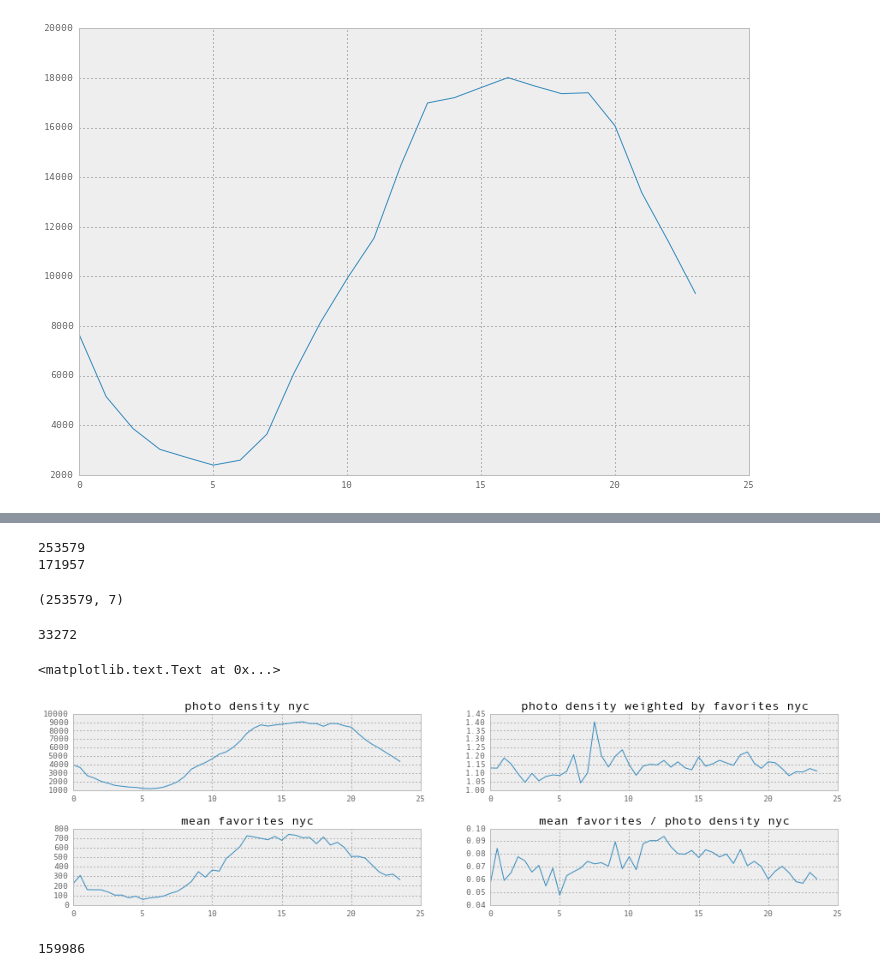
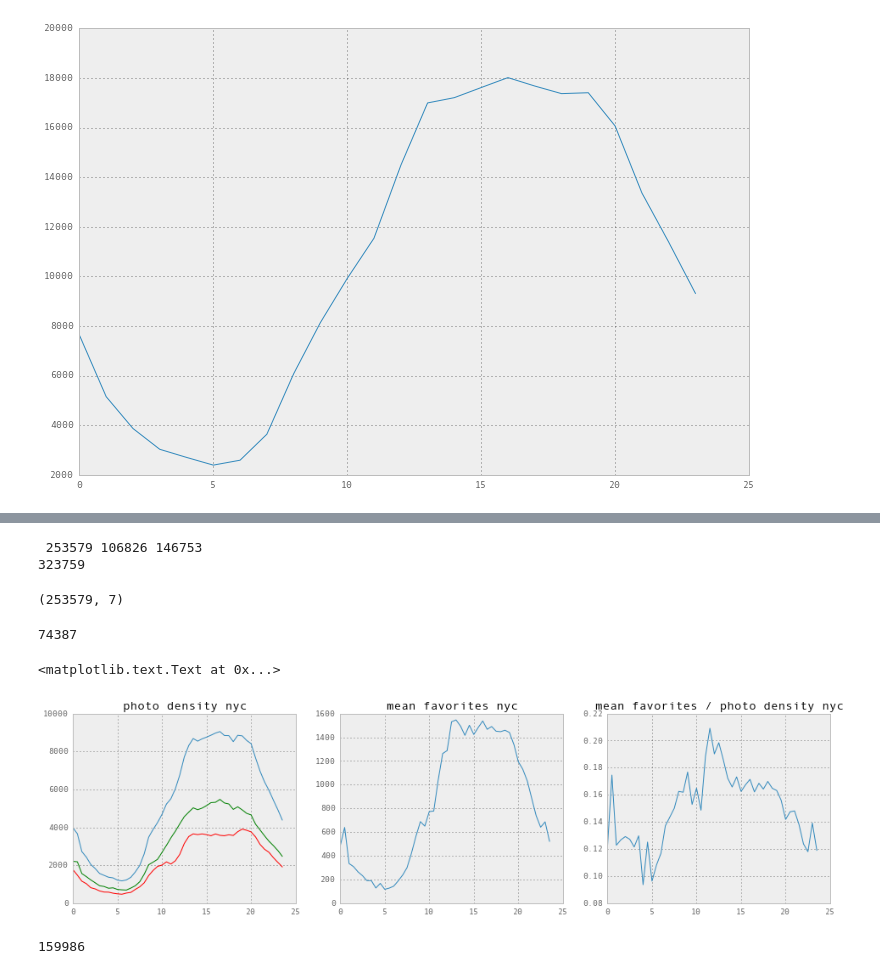
Before and after one commit to helenaxwang/AveNeue, a Jupyter notebook: analyze_flickr.py.ipynb, the cells around one changed output, grey strips where cells are left out. Saved outputs shown, nothing was run; the diff lists cells and outputs as text; code cells hidden in the pictures.

```diff
--- a/analyze_flickr.py.ipynb
+++ b/analyze_flickr.py.ipynb
@@ -179,10 +179,20 @@ photos2.index = pd.to_datetime(photos2['date_taken'])
 # round to the nearest hour or whatever other interval
 # http://stackoverflow.com/questions/24479577/pandas-timestamp-index-rounding-to-the-nearest-5th-minute
 nsround = 30*60*1000000000   # 60 minutes in nanoseconds
+
 photos2.index = pd.DatetimeIndex(((photos2.index.astype(np.int64) // nsround + 1 ) * nsround))
 # do the same thing for the date_taken column
 photos2['date_taken'] = pd.DatetimeIndex(((pd.to_datetime(photos2.date_taken).astype(np.int64) // nsround + 1 ) * nsround))
+
+# divide up into nyc and non nyc users
+photos_nyc = photos2.ix[isnyc]
+photos_nonyc = photos2.ix[isnyc==False]
+print 'photos_nyc', photos_nyc.shape
+
 photos2 = photos2.drop_duplicates(['user_id','date_taken'])
-print photos2.shape[0]
+photos_nyc = photos_nyc.drop_duplicates(['user_id','date_taken'])
+photos_nonyc = photos_nonyc.drop_duplicates(['user_id','date_taken'])
+
+print photos2.shape[0], photos_nyc.shape[0], photos_nonyc.shape[0]
 photos2.head()
 # %% [output]
@@ -281,11 +279,15 @@ def get_hour_mean(photo_df, loc, radius=0.005, normalize=False):
 # compute the hour mean for all of nyc
 hour_all_normalized = photos2.user_id.groupby(lambda x: (x.hour, x.minute)).count()/photos2.user_id.count()
 hour_all = photos2.user_id.groupby(lambda x: (x.hour, x.minute)).count()
-print sum(hour_all)
 
-photos2['weighted_count'] = photos2['Fav']+1
-photos2['weighted_count'] = photos2['weighted_count'].fillna(1)
-hour_all_favweight = photos2.weighted_count.groupby(lambda x: (x.hour, x.minute)).mean()
+# compute the mean for local users
+hour_all_nyc = photos_nyc.user_id.groupby(lambda x: (x.hour, x.minute)).count()
+hour_all_nonyc = photos_nonyc.user_id.groupby(lambda x: (x.hour, x.minute)).count()
+print sum(hour_all), sum(hour_all_nyc), sum(hour_all_nonyc)
+
+#photos2['weighted_count'] = photos2['Fav']+1
+#photos2['weighted_count'] = photos2['weighted_count'].fillna(1)
+#hour_all_favweight = photos2.weighted_count.groupby(lambda x: (x.hour, x.minute)).mean()
 
 # compute favorites of all of new york city
 favorites_all = get_favcounts_sql(db, [40.74844,-73.985664], radius=1.0)
@@ -294,8 +296,8 @@ favorites_all = favorites_all.Fav[favorites_all.Fav>0].groupby(lambda x: (x.hour
 time_axis = np.linspace(0,24,len(hour_all)+1)
 time_axis = time_axis[:-1]
 # %% [output]
-253579
-171957
+ 253579 106826 146753
+323759
 # %%
 # get all the flicker favorites
 with db:
@@ -306,40 +308,41 @@ with db:
 results = pd.DataFrame(results)
 results.shape
 
-del photos2['Fav']
+#del photos2['Fav']
 print results.shape
 results2 = results[['Fav','Id','cluster_label']]
 results2.columns = ['Fav','id','cluster_label']
 temp = pd.merge(photos2,results2,on = 'id',how='left')
 photos2['Fav'] = temp['Fav'].values
+
+#temp['Fav'].values
+sum(photos2['Fav'].notnull())
 # %% [output]
 (253579, 7)
+74387
-# %%
-#temp['Fav'].values
-sum(photos2['Fav'].notnull())
-# %% [output]
-33272
 # %%
 # plot stuff
 fig = plt.figure(figsize=(16,4))
-plt.subplot(2,2,1)
+plt.subplot(1,3,1)
 plt.plot(time_axis,hour_all)
+plt.plot(time_axis, hour_all_nyc,'r')
+plt.plot(time_axis, hour_all_nonyc,'g')
 plt.title('photo density nyc')
 
-plt.subplot(2,2,2)
-plt.plot(time_axis,hour_all_favweight)
-plt.title('photo density weighted by favorites nyc')
+# plt.subplot(2,2,2)
+# plt.plot(time_axis,hour_all_favweight)
+# plt.title('photo density weighted by favorites nyc')
 
-plt.subplot(2,2,3)
+plt.subplot(1,3,2)
 plt.plot(time_axis,favorites_all)
 plt.title('mean favorites nyc')
 
-plt.subplot(2,2,4)
+plt.subplot(1,3,3)
 plt.plot(time_axis,favorites_all/hour_all)
 plt.title('mean favorites / photo density nyc')
 # %% [output]
 <matplotlib.text.Text at 0x...>
-[figure, old version]
+[figure, new version]
 # %%
 # divide photos up by weekday or weekend
 # photos2['dayofweek'] = photos2.index.dayofweek
```
Also changed, not shown: parts of 11 cells of this notebook, 8 other files.
